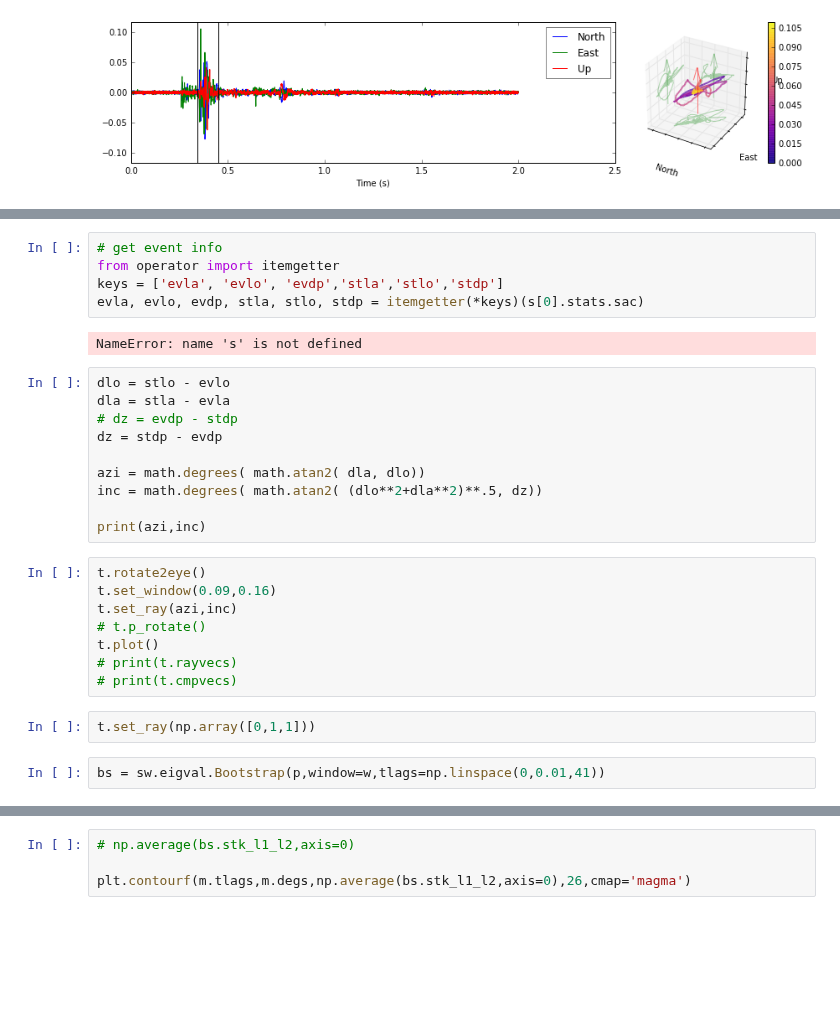
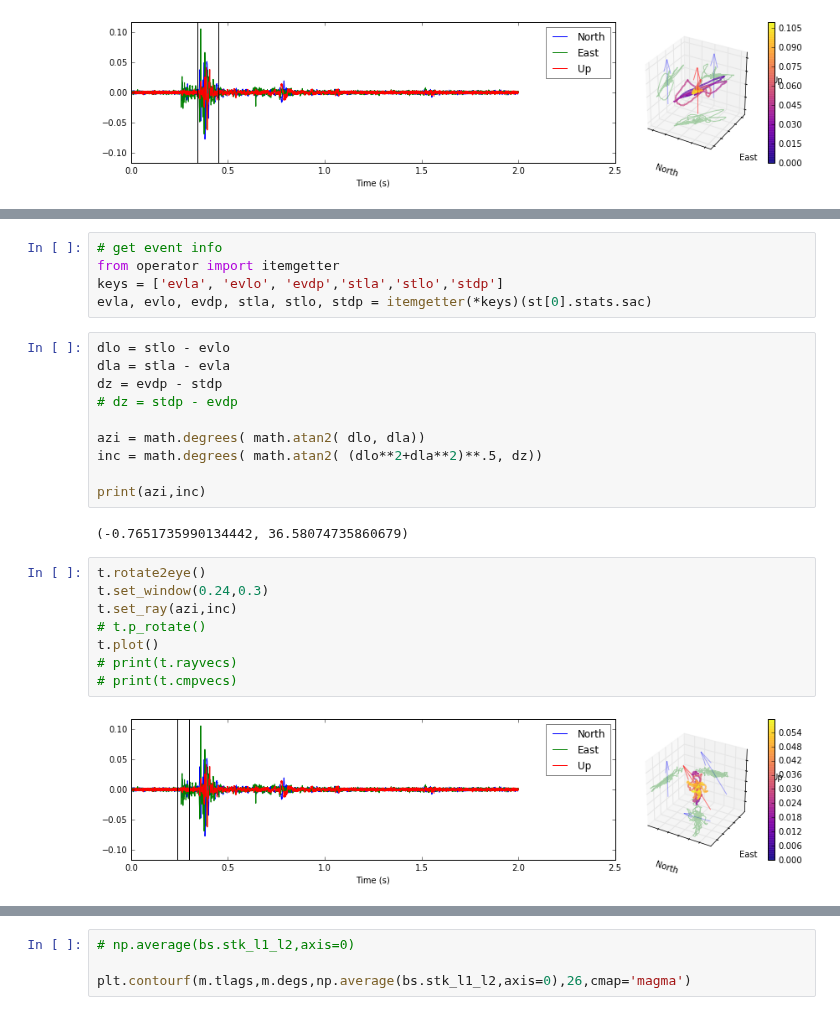
Before and after one commit to JackWalpole/splitwavepy, a Jupyter notebook: devel/Microseismic.ipynb, the cells around one changed output, grey strips where cells are left out. Drawn from its saved outputs; the diff is of its cells as text; blank space fills up the shorter version.

```diff
--- a/devel/Microseismic.ipynb
+++ b/devel/Microseismic.ipynb
@@ -48,28 +48,26 @@ t.plot()
 # get event info
 from operator import itemgetter
 keys = ['evla', 'evlo', 'evdp','stla','stlo','stdp']
-evla, evlo, evdp, stla, stlo, stdp = itemgetter(*keys)(s[0].stats.sac)
+evla, evlo, evdp, stla, stlo, stdp = itemgetter(*keys)(st[0].stats.sac)
-# %% [output]
-NameError: name 's' is not defined
 # %%
 dlo = stlo - evlo
 dla = stla - evla
-# dz = evdp - stdp
-dz = stdp - evdp
+dz = evdp - stdp
+# dz = stdp - evdp
 
-azi = math.degrees( math.atan2( dla, dlo))
+azi = math.degrees( math.atan2( dlo, dla))
 inc = math.degrees( math.atan2( (dlo**2+dla**2)**.5, dz))
 
 print(azi,inc)
+# %% [output]
+(-0.7651735990134442, 36.58074735860679)
 # %%
 t.rotate2eye()
-t.set_window(0.09,0.16)
+t.set_window(0.24,0.3)
 t.set_ray(azi,inc)
 # t.p_rotate()
 t.plot()
 # print(t.rayvecs)
 # print(t.cmpvecs)
+# %% [output]
+[figure, added]
-# %%
-t.set_ray(np.array([0,1,1]))
-# %%
-bs = sw.eigval.Bootstrap(p,window=w,tlags=np.linspace(0,0.01,41))
```
Also changed, not shown: parts of 3 cells of this notebook, 1 other file.
